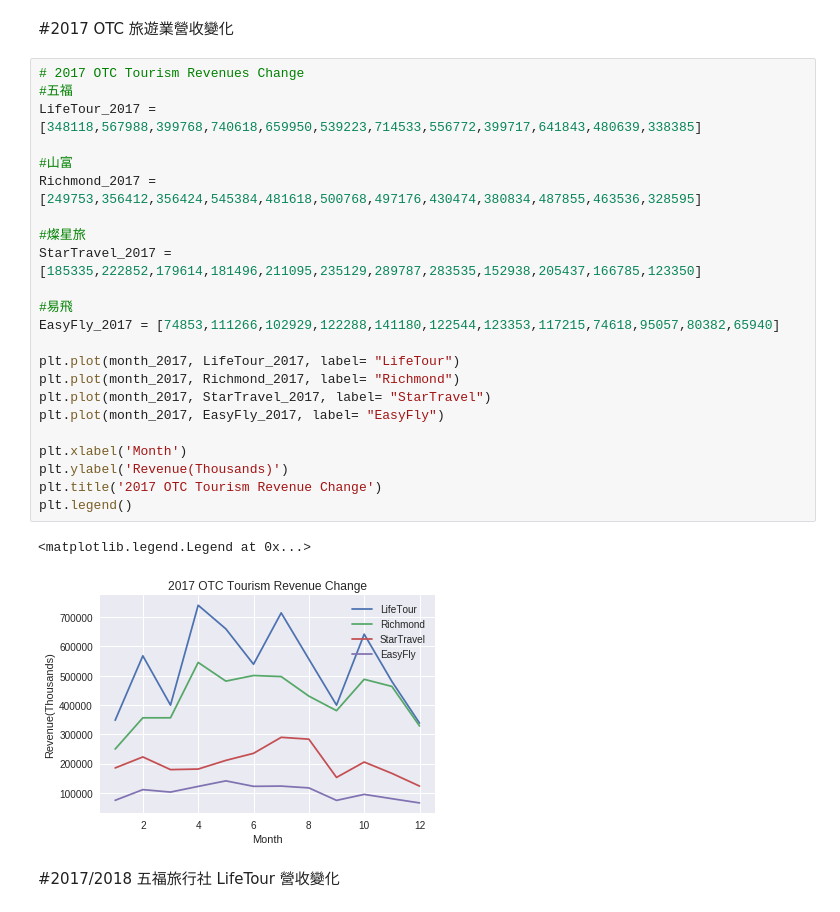
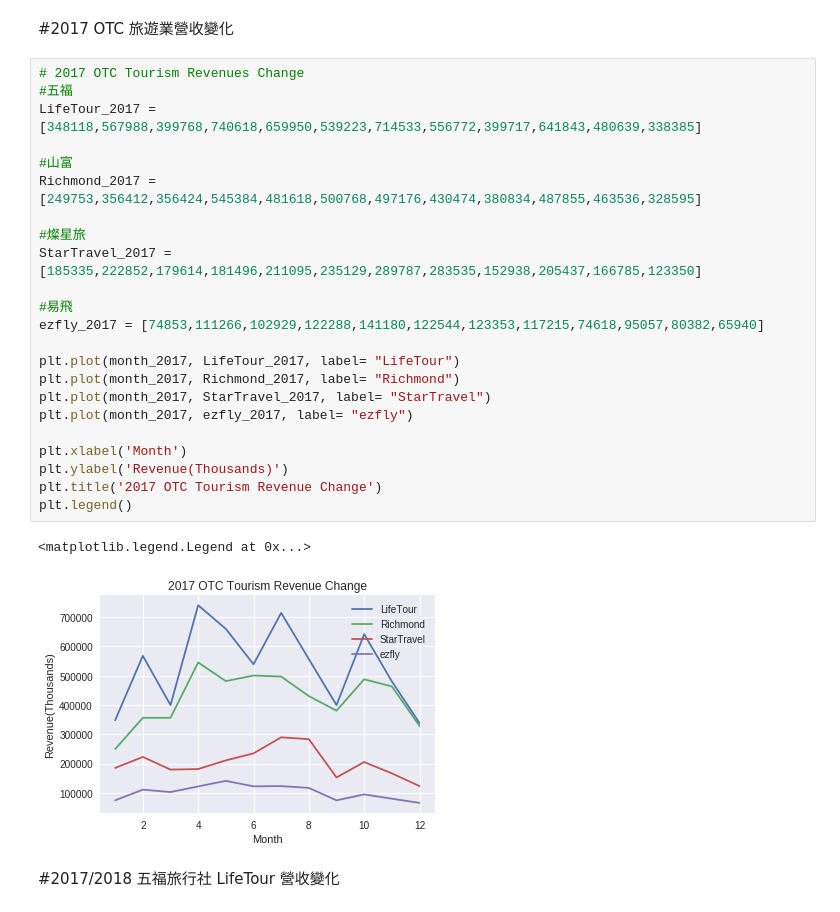
Before and after one commit to cwcheng0/LionTravel, a Jupyter notebook: TaiwanTourismMonthly.ipynb, the cells around one changed output. Cells and saved outputs as stored; diff of their text form.

```diff
--- a/TaiwanTourismMonthly.ipynb
+++ b/TaiwanTourismMonthly.ipynb
@@ -1039,29 +1039,29 @@ plt.legend()
 # %%
 # 2017 OTC Tourism Revenues Change
 #五福
 LifeTour_2017 = [348118,567988,399768,740618,659950,539223,714533,556772,399717,641843,480639,338385]
 
 #山富
 Richmond_2017 =  [249753,356412,356424,545384,481618,500768,497176,430474,380834,487855,463536,328595]
 
 #燦星旅
 StarTravel_2017 = [185335,222852,179614,181496,211095,235129,289787,283535,152938,205437,166785,123350]
 
 #易飛
-EasyFly_2017 = [74853,111266,102929,122288,141180,122544,123353,117215,74618,95057,80382,65940]
+ezfly_2017 = [74853,111266,102929,122288,141180,122544,123353,117215,74618,95057,80382,65940]
 
 plt.plot(month_2017, LifeTour_2017, label= "LifeTour")
 plt.plot(month_2017, Richmond_2017, label= "Richmond")
 plt.plot(month_2017, StarTravel_2017, label= "StarTravel")
-plt.plot(month_2017, EasyFly_2017, label= "EasyFly")
+plt.plot(month_2017, ezfly_2017, label= "ezfly")
 
 plt.xlabel('Month')
 plt.ylabel('Revenue(Thousands)')
 plt.title('2017 OTC Tourism Revenue Change')
 plt.legend()
 # %% [output]
 <matplotlib.legend.Legend at 0x...>
-[figure, old version]
+[figure, new version]
 # %% [markdown]
 #2017/2018 五福旅行社 LifeTour 營收變化
 # %%
```
Also changed, not shown: parts of 13 cells of this notebook.
